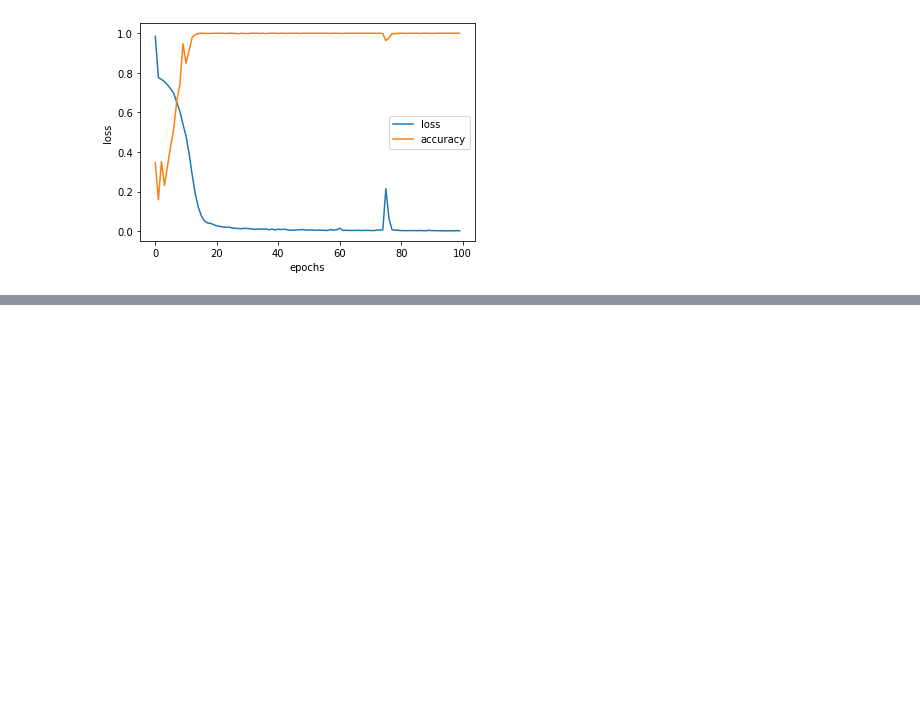
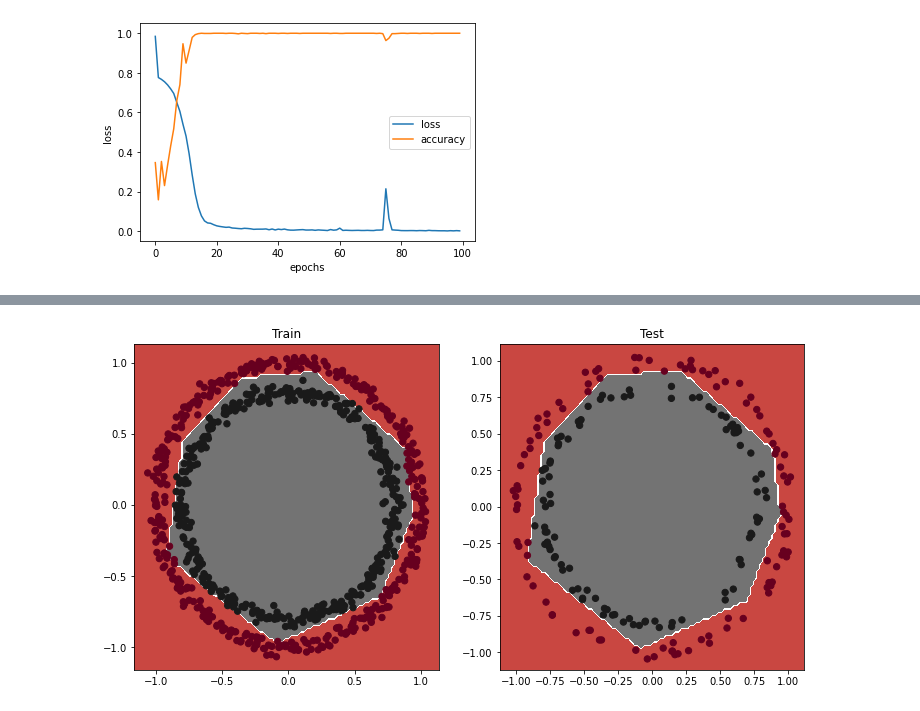
Before and after one commit to Messbah/Tensorflow_Practice, a Jupyter notebook: Classification_with_TensorFlow.ipynb, the cells around one changed output, grey strips where cells are left out. Saved outputs shown, nothing was run; the diff lists cells and outputs as text; code cells hidden in the pictures; blank space fills up the shorter version.

```diff
--- a/Classification_with_TensorFlow.ipynb
+++ b/Classification_with_TensorFlow.ipynb
@@ -137,0 +148,14 @@ plot_decision(model=new_model, X=X, y=y)
+# %%
+tf.random.set_seed(42)
+
+test_model = tf.keras.Sequential([
+  tf.keras.layers.Dense(4, activation = "relu"),
+  tf.keras.layers.Dense(4, activation = "relu"),
+  tf.keras.layers.Dense(1, activation="sigmoid")
+])
+
+test_model.compile(loss="binary_crossentropy",
+                   optimizer=tf.keras.optimizers.Adam(learning_rate=0.01),
+                   metrics=["accuracy"])
+test_history = test_model.fit(X_train, y_train, epochs=25, verbose=0)
+test_model.evaluate(X_test,y_test)
@@ -137,0 +165,11 @@ plot_decision(model=new_model, X=X, y=y)
+# %%
+plt.figure(figsize=(12,6))
+plt.subplot(1,2,1)
+plt.title("Train")
+plot_decision(test_model,X=X_train, y=y_train)
+plt.subplot(1,2,2)
+plt.title("Test")
+plot_decision(test_model,X=X_test, y=y_test)
+plt.show()
+# %% [output]
+[figure, added]
```
Also changed, not shown: parts of 31 cells of this notebook.
